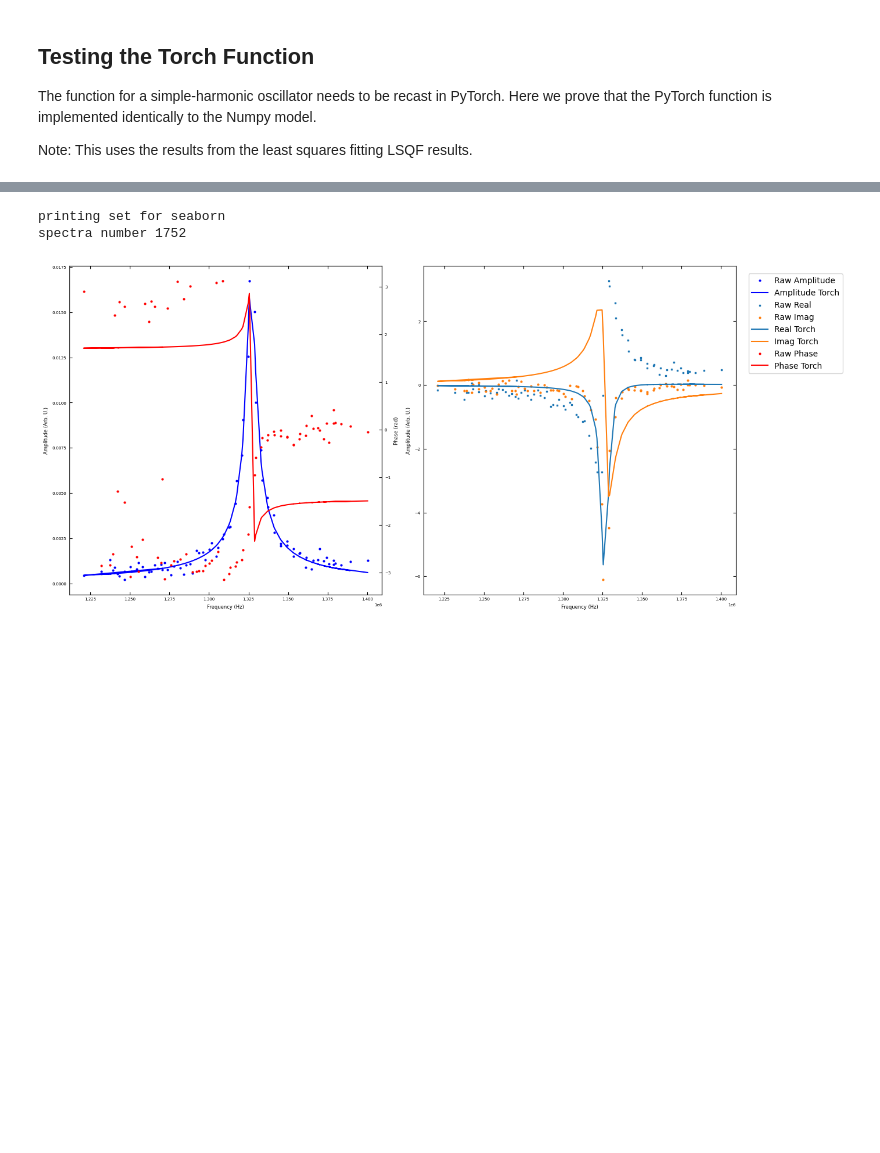
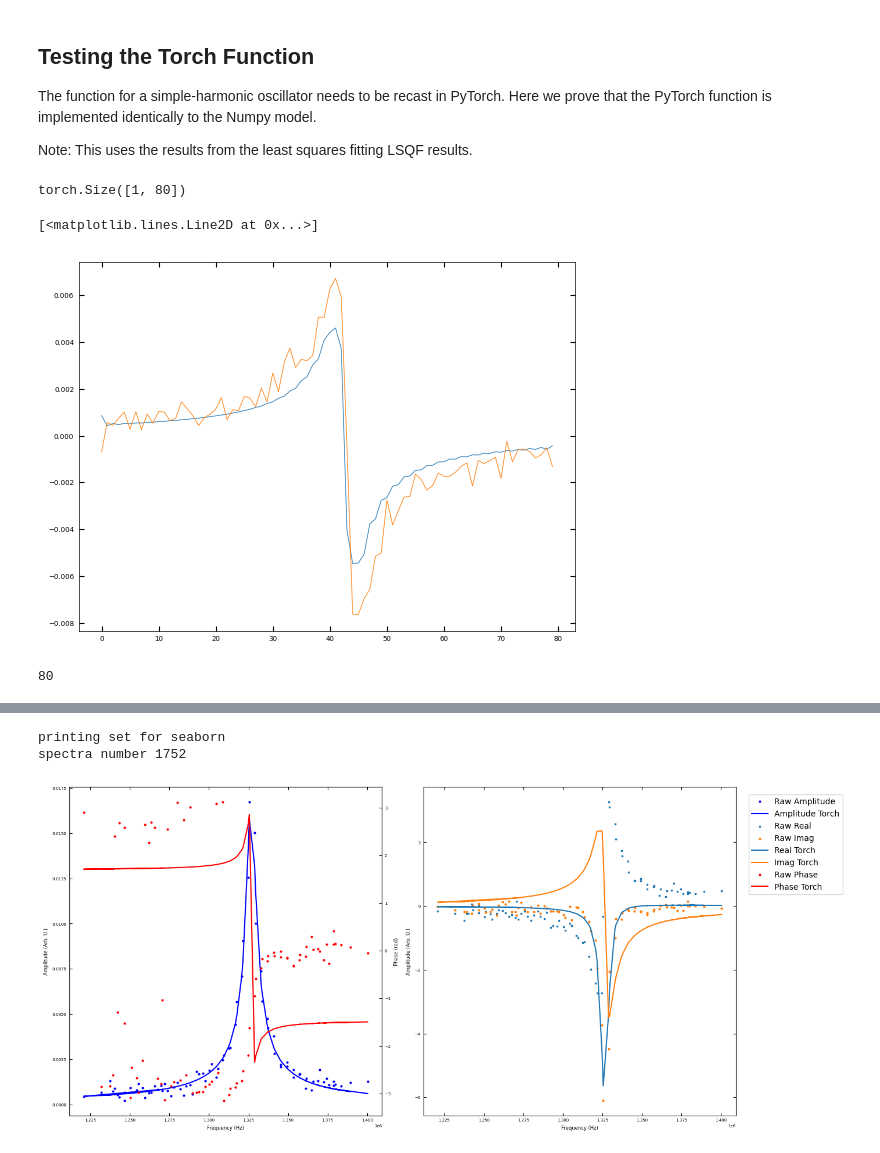
Before and after one commit to m3-learning/m3_learning_old, a Jupyter notebook: m3_learning/papers/2023_Rapid_Fitting/3_Pytorch_SHO_Fitter.ipynb, the cells around one changed output, grey strips where cells are left out. Cells and saved outputs as stored; diff of their text form; code cells hidden in the pictures; blank space fills up the shorter version.

```diff
--- a/m3_learning/papers/2023_Rapid_Fitting/3_Pytorch_SHO_Fitter.ipynb
+++ b/m3_learning/papers/2023_Rapid_Fitting/3_Pytorch_SHO_Fitter.ipynb
@@ -118,3 +664,27 @@ num_udvs_steps : 384
 The function for a simple-harmonic oscillator needs to be recast in PyTorch. Here we prove that the PyTorch function is implemented identically to the Numpy model.
 
 Note: This uses the results from the least squares fitting LSQF results.
+# %%
+params = dataset.SHO_LSQF(pixel = 300, voltage_step = 10)
+# %%
+dataset.fitter = 'NN'
+dataset.resampled = True
+dataset.SHO_fit_func_NN = SHO_fit_func_nn
+# %%
+one = dataset.raw_spectra(fit_results = params)[0]
+# %%
+two  = dataset.raw_spectra(pixel = 900, voltage_step = 10)[0]
+# %%
+one[0].shape
+# %% [output]
+torch.Size([1, 80])
+# %%
+plt.plot(one[0][0])
+plt.plot(two[0][0])
+# %% [output]
+[<matplotlib.lines.Line2D at 0x...>]
+[figure, added]
+# %%
+dataset.resample_bins
+# %% [output]
+80
```
Also changed, not shown: parts of 14 cells of this notebook, 4 other files.
